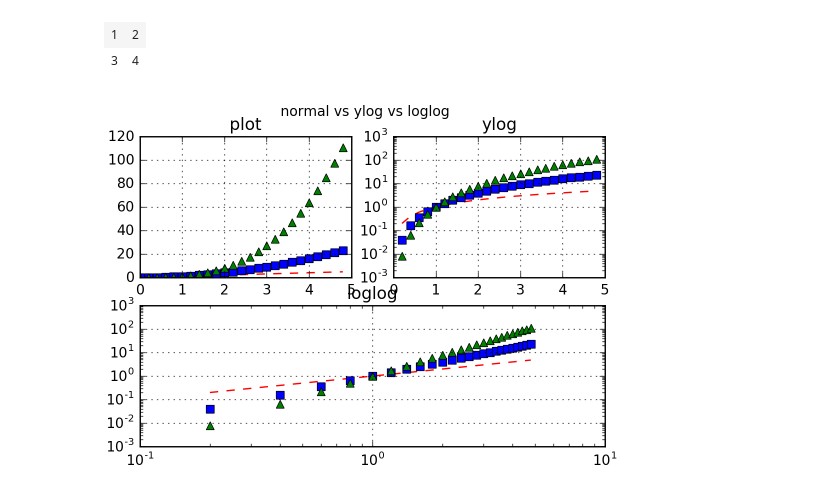
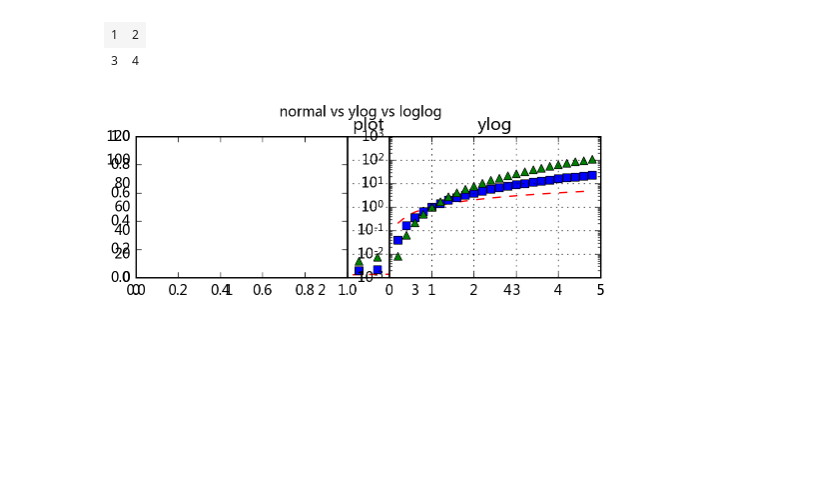
Before and after one commit to allonli/notebook, a Jupyter notebook: matplotlib/matplotlib.ipynb, the cells around one changed output. Saved outputs shown, nothing was run; the diff lists cells and outputs as text; code cells hidden in the pictures; blank space fills up the shorter version.

```diff
--- a/matplotlib/matplotlib.ipynb
+++ b/matplotlib/matplotlib.ipynb
@@ -169,32 +169,32 @@ plt.show()
 # %%
 from matplotlib import pyplot as plt
 import numpy as np
 
 # arange类似python里的range
 t = np.arange(0, 5, 0.2)
 
 fig = plt.figure()#figsize=(10,6)
 
 #行, 列, 序号
-ax1 = fig.add_subplot(221)
+ax1 = fig.add_subplot(211)
 ax2 = fig.add_subplot(222)
-ax3 = fig.add_subplot(212)
+ax3 = fig.add_subplot(221)
 
 ax1.plot(t, t, 'r--', t, t**2, 'bs', t, t**3, 'g^')
 ax1.grid(True)
 ax1.set_title('plot')
 
 ax2.semilogy(t, t, 'r--', t, t**2, 'bs', t, t**3, 'g^')
 ax2.grid(True)
 ax2.set_title('ylog')
 
-ax3.loglog(t, t, 'r--', t, t**2, 'bs', t, t**3, 'g^')
-ax3.grid(True)
-ax3.set_title('loglog')
+# ax3.loglog(t, t, 'r--', t, t**2, 'bs', t, t**3, 'g^')
+# ax3.grid(True)
+# ax3.set_title('loglog')
 
 fig.suptitle('normal vs ylog vs loglog')
 #fig.subplots_adjust(hspace=0.4)
 
 plt.show()
 # %% [output]
-[figure, old version]
+[figure, new version]
```
Also changed, not shown: 6 other files.
